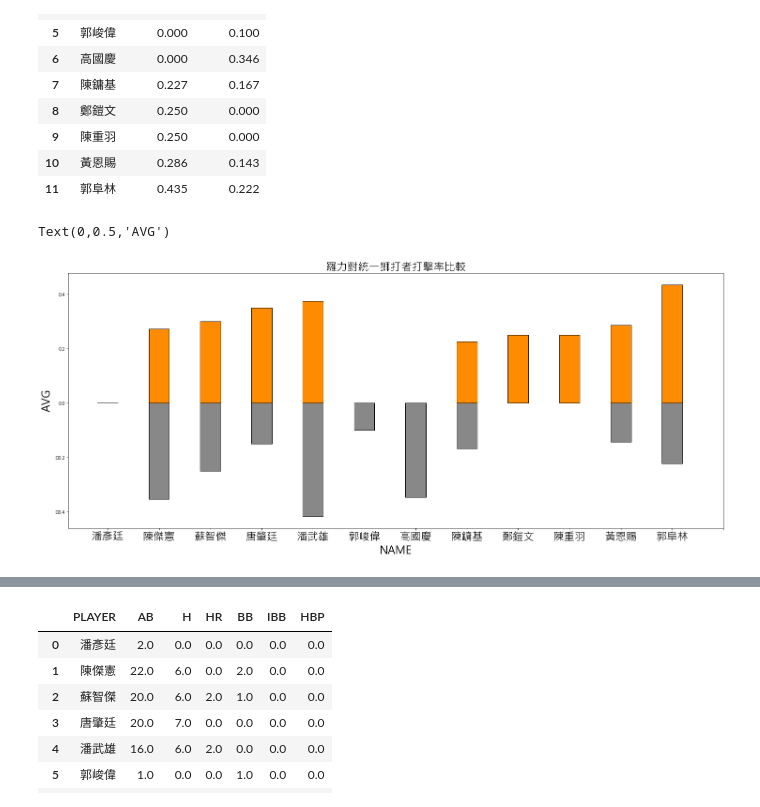
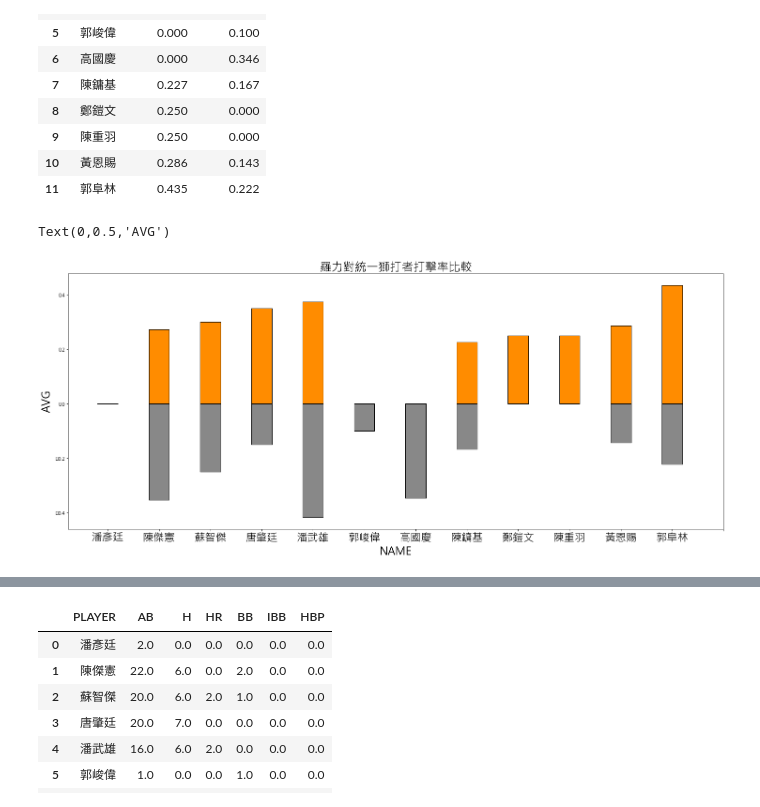
Before and after one commit to ShiNSanity75/Data_Visualization, a Jupyter notebook: crawler/Crawler Practice.ipynb, the cells around one changed output, grey strips where cells are left out. Drawn from its saved outputs; the diff is of its cells as text; code cells hidden in the pictures.

```diff
--- a/crawler/Crawler Practice.ipynb
+++ b/crawler/Crawler Practice.ipynb
@@ -97,23 +90,24 @@ Loree_U_AVG
 | 10 | 黃恩賜 | 0.286 | 0.143 |
 | 11 | 郭阜林 | 0.435 | 0.222 |
 # %%
+#將表繪成圖
 fig = plt.figure(figsize=(25,10))
 ax1 = fig.add_subplot(111)
 
 for (i, row) in Loree_U_AVG.iterrows():
     plt.bar([i, i], [row['AVG_2018'], -row['AVG_2017']],
              color=['#FF8C00', '#888888'], width=0.4, align='center', edgecolor='#000000')
 '''
 for (i, row) in Loree_U_AVG.iterrows():
     plt.bar([i], [-row['AVG_2017']],
              color=['#888888'], width=0.4, align='center', edgecolor='#000000', label='2017')
 '''
 plt.xticks(range(0, 13), Loree_U_AVG['PLAYER'], fontsize=23)
 
 #plt.legend()
-plt.title("羅力對統一獅打者打擊率比較", fontsize=23)
+plt.title("羅力對統一獅打者打擊率比較", fontsize=25)
 plt.xlabel('NAME', fontsize=23)
 plt.ylabel('AVG', fontsize=23)
 # %% [output]
 Text(0,0.5,'AVG')
-[figure, old version]
+[figure, new version]
```
Also changed, not shown: parts of 13 cells of this notebook.
